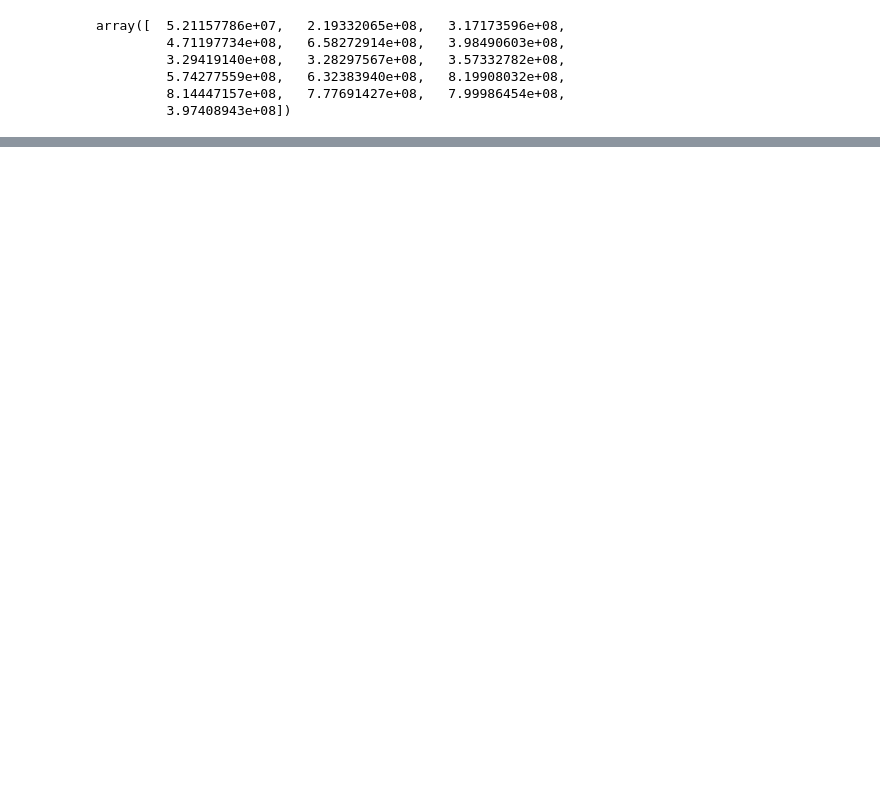
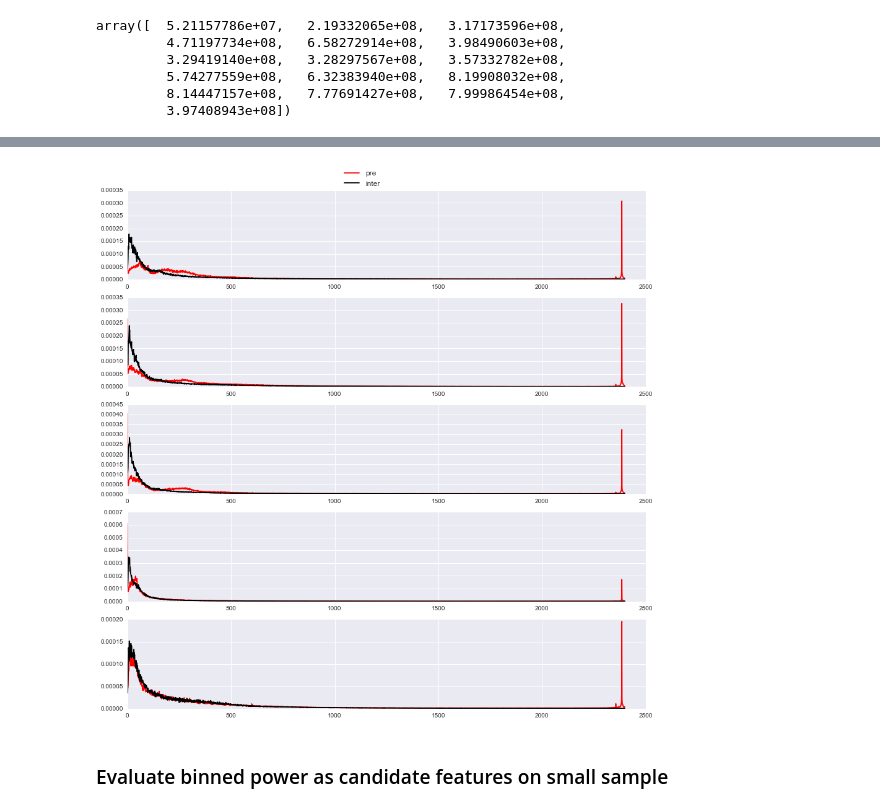
Before and after one commit to joshlevy89/seizure-detection-shared, a Jupyter notebook: scripts/1.EEGML-Example-Visualization.ipynb, the cells around one changed output, grey strips where cells are left out. Cells and saved outputs as stored; diff of their text form; code cells hidden in the pictures; blank space fills up the shorter version.

```diff
--- a/scripts/1.EEGML-Example-Visualization.ipynb
+++ b/scripts/1.EEGML-Example-Visualization.ipynb
@@ -98,0 +103,7 @@ array([[  2.84058469e-08,   3.20469995e-02,   2.79034854e-02, ...,
+# %%
+binned_length = bin_norm_pre_power.shape[1]
+plot_pre_vs_inter(np.arange(binned_length), bin_norm_pre_power, bin_norm_inter_power,binned_length,5)
+# %% [output]
+[figure, added]
+# %% [markdown]
+### Evaluate binned power as candidate features on small sample
```
Also changed, not shown: parts of 16 cells of this notebook, 1 other file.
